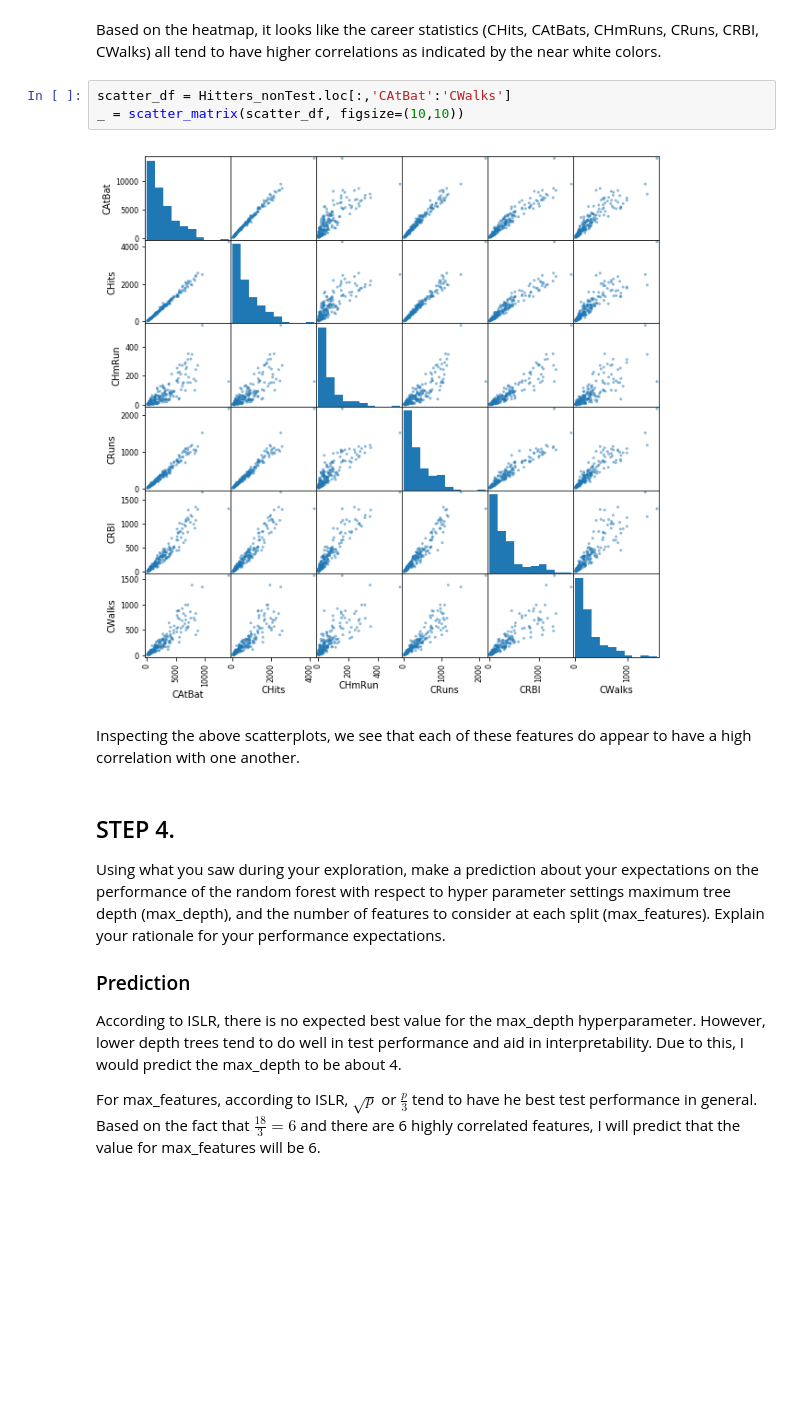
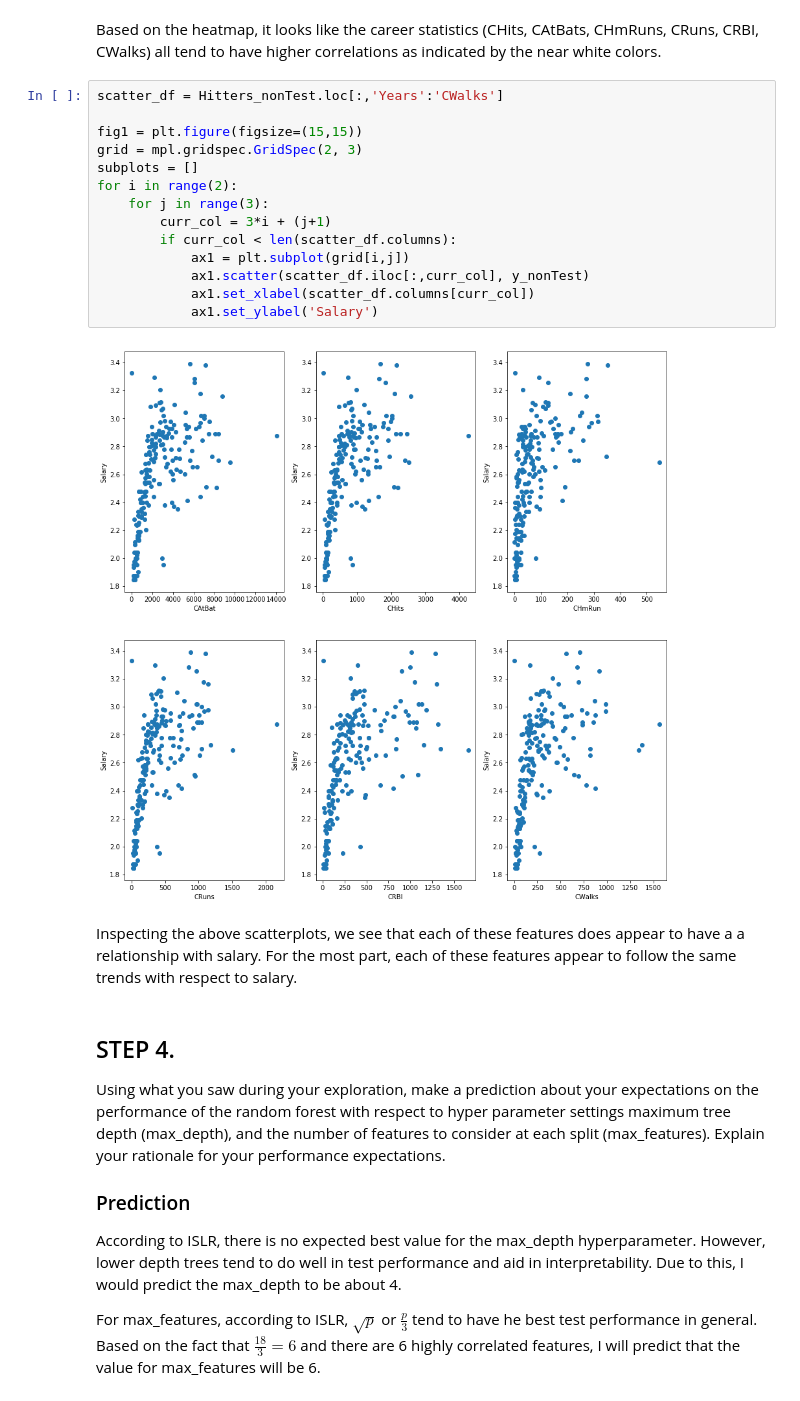
Before and after one commit to mwnewlin/AFIT, a Jupyter notebook: CSCE 623/code/HW5/NEWLIN_HW5.ipynb, the cells around one changed output. Drawn from its saved outputs; the diff is of its cells as text; blank space fills up the shorter version.

```diff
--- a/CSCE 623/code/HW5/NEWLIN_HW5.ipynb
+++ b/CSCE 623/code/HW5/NEWLIN_HW5.ipynb
@@ -120,13 +104,24 @@ plt.show()
 [figure]
 # %% [markdown]
 Based on the heatmap, it looks like the career statistics (CHits, CAtBats, CHmRuns, CRuns, CRBI, CWalks) all tend to have higher correlations as indicated by the near white colors.
-# %%
-scatter_df = Hitters_nonTest.loc[:,'CAtBat':'CWalks']
-_ = scatter_matrix(scatter_df, figsize=(10,10))
-# %% [output]
-[figure, removed]
+# %%
+scatter_df = Hitters_nonTest.loc[:,'Years':'CWalks']
+
+fig1 = plt.figure(figsize=(15,15))
+grid = mpl.gridspec.GridSpec(2, 3)
+subplots = []
+for i in range(2):
+    for j in range(3):
+        curr_col = 3*i + (j+1)
+        if curr_col < len(scatter_df.columns):
+            ax1 = plt.subplot(grid[i,j])
+            ax1.scatter(scatter_df.iloc[:,curr_col], y_nonTest)
+            ax1.set_xlabel(scatter_df.columns[curr_col])
+            ax1.set_ylabel('Salary')
+# %% [output]
+[figure, added]
 # %% [markdown]
-Inspecting the above scatterplots, we see that each of these features do appear to have a high correlation with one another.
+Inspecting the above scatterplots, we see that each of these features does appear to have a a relationship with salary. For the most part, each of these features appear to follow the same trends with respect to salary.
 # %% [markdown]
 ## STEP 4.
 Using what you saw during your exploration, make a prediction about your expectations on the performance of the random forest with respect to hyper parameter settings maximum tree depth (max_depth), and the number of features to consider at each split (max_features).  Explain your rationale for your performance expectations.
```
Also changed, not shown: parts of 11 cells of this notebook, 4 other files.
